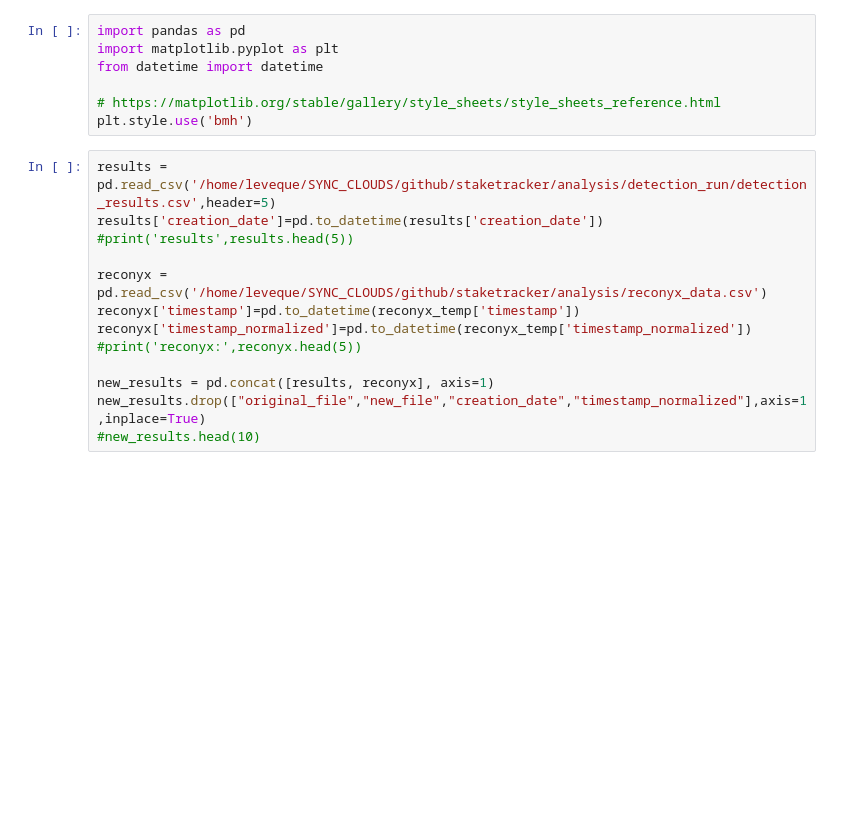
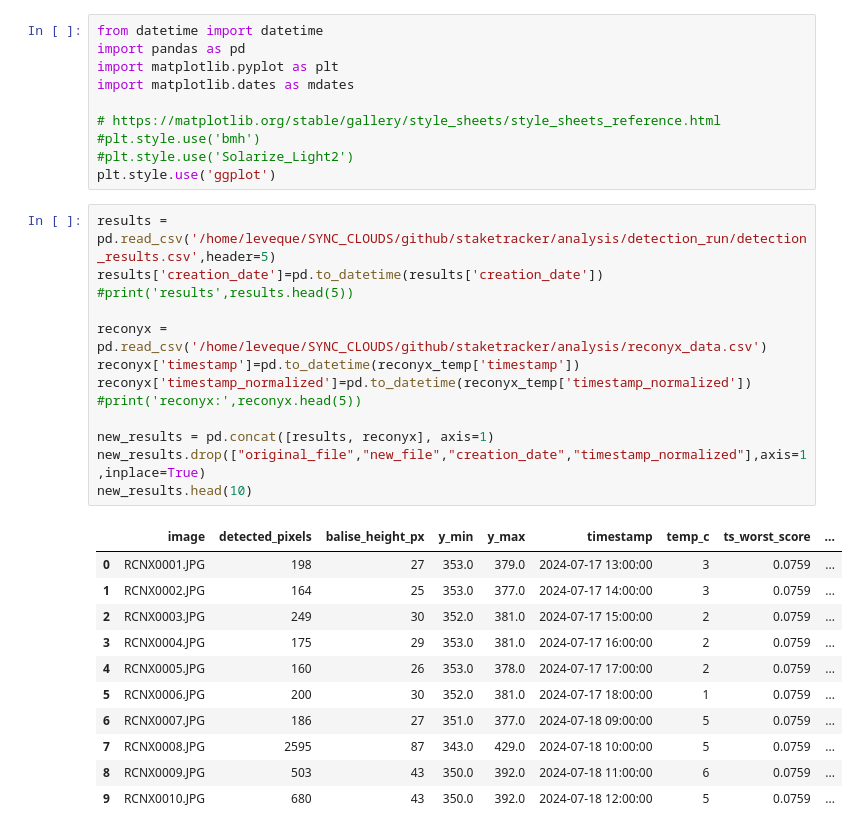
Before and after one commit to glacioraide/staketracker, a Jupyter notebook: notebooks/jl-results.ipynb, the cells around one changed output. Saved outputs shown, nothing was run; the diff lists cells and outputs as text; blank space fills up the shorter version.

```diff
--- a/notebooks/jl-results.ipynb
+++ b/notebooks/jl-results.ipynb
@@ -1,20 +1,35 @@
 # %%
+from datetime import datetime
 import pandas as pd
 import matplotlib.pyplot as plt
-from datetime import datetime
+import matplotlib.dates as mdates
 
 # https://matplotlib.org/stable/gallery/style_sheets/style_sheets_reference.html
-plt.style.use('bmh')
+#plt.style.use('bmh')
+#plt.style.use('Solarize_Light2')
+plt.style.use('ggplot')
 # %%
 results = pd.read_csv('/home/leveque/SYNC_CLOUDS/github/staketracker/analysis/detection_run/detection_results.csv',header=5)
 results['creation_date']=pd.to_datetime(results['creation_date'])
 #print('results',results.head(5))
 
 reconyx = pd.read_csv('/home/leveque/SYNC_CLOUDS/github/staketracker/analysis/reconyx_data.csv')
 reconyx['timestamp']=pd.to_datetime(reconyx_temp['timestamp'])
 reconyx['timestamp_normalized']=pd.to_datetime(reconyx_temp['timestamp_normalized'])
 #print('reconyx:',reconyx.head(5))
 
 new_results = pd.concat([results, reconyx], axis=1)
 new_results.drop(["original_file","new_file","creation_date","timestamp_normalized"],axis=1,inplace=True)
-#new_results.head(10)
+new_results.head(10)
+# %% [output]
+|  | image | detected_pixels | balise_height_px | y_min | y_max | timestamp | temp_c | ts_worst_score | ... |
+| 0 | RCNX0001.JPG | 198 | 27 | 353.0 | 379.0 | 2024-07-17 13:00:00 | 3 | 0.0759 | ... |
+| 1 | RCNX0002.JPG | 164 | 25 | 353.0 | 377.0 | 2024-07-17 14:00:00 | 3 | 0.0759 | ... |
+| 2 | RCNX0003.JPG | 249 | 30 | 352.0 | 381.0 | 2024-07-17 15:00:00 | 2 | 0.0759 | ... |
+| 3 | RCNX0004.JPG | 175 | 29 | 353.0 | 381.0 | 2024-07-17 16:00:00 | 2 | 0.0759 | ... |
+| 4 | RCNX0005.JPG | 160 | 26 | 353.0 | 378.0 | 2024-07-17 17:00:00 | 2 | 0.0759 | ... |
+| 5 | RCNX0006.JPG | 200 | 30 | 352.0 | 381.0 | 2024-07-17 18:00:00 | 1 | 0.0759 | ... |
+| 6 | RCNX0007.JPG | 186 | 27 | 351.0 | 377.0 | 2024-07-18 09:00:00 | 5 | 0.0759 | ... |
+| 7 | RCNX0008.JPG | 2595 | 87 | 343.0 | 429.0 | 2024-07-18 10:00:00 | 5 | 0.0759 | ... |
+| 8 | RCNX0009.JPG | 503 | 43 | 350.0 | 392.0 | 2024-07-18 11:00:00 | 6 | 0.0759 | ... |
+| 9 | RCNX0010.JPG | 680 | 43 | 350.0 | 392.0 | 2024-07-18 12:00:00 | 5 | 0.0759 | ... |
```
Also changed, not shown: parts of 4 cells of this notebook.
